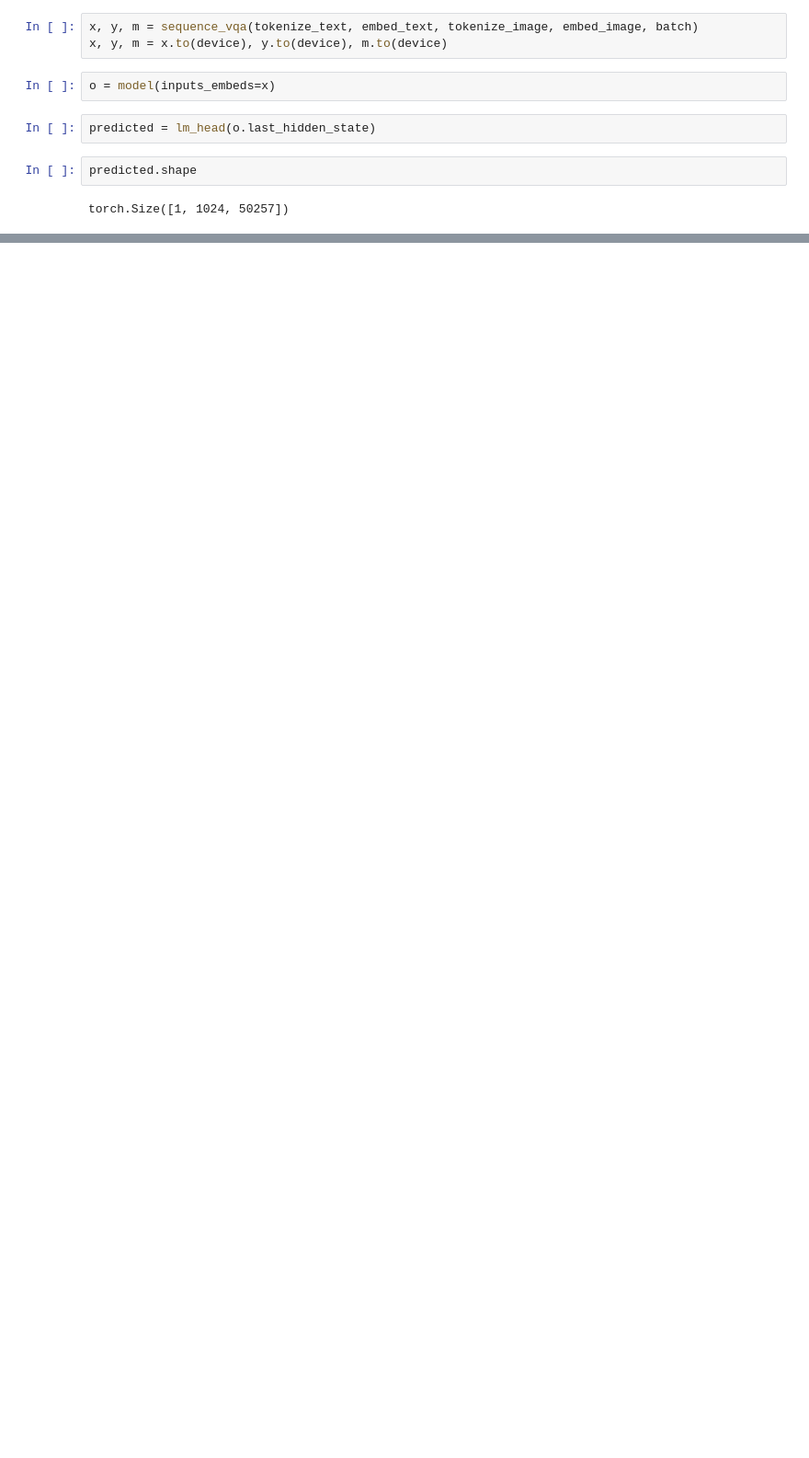
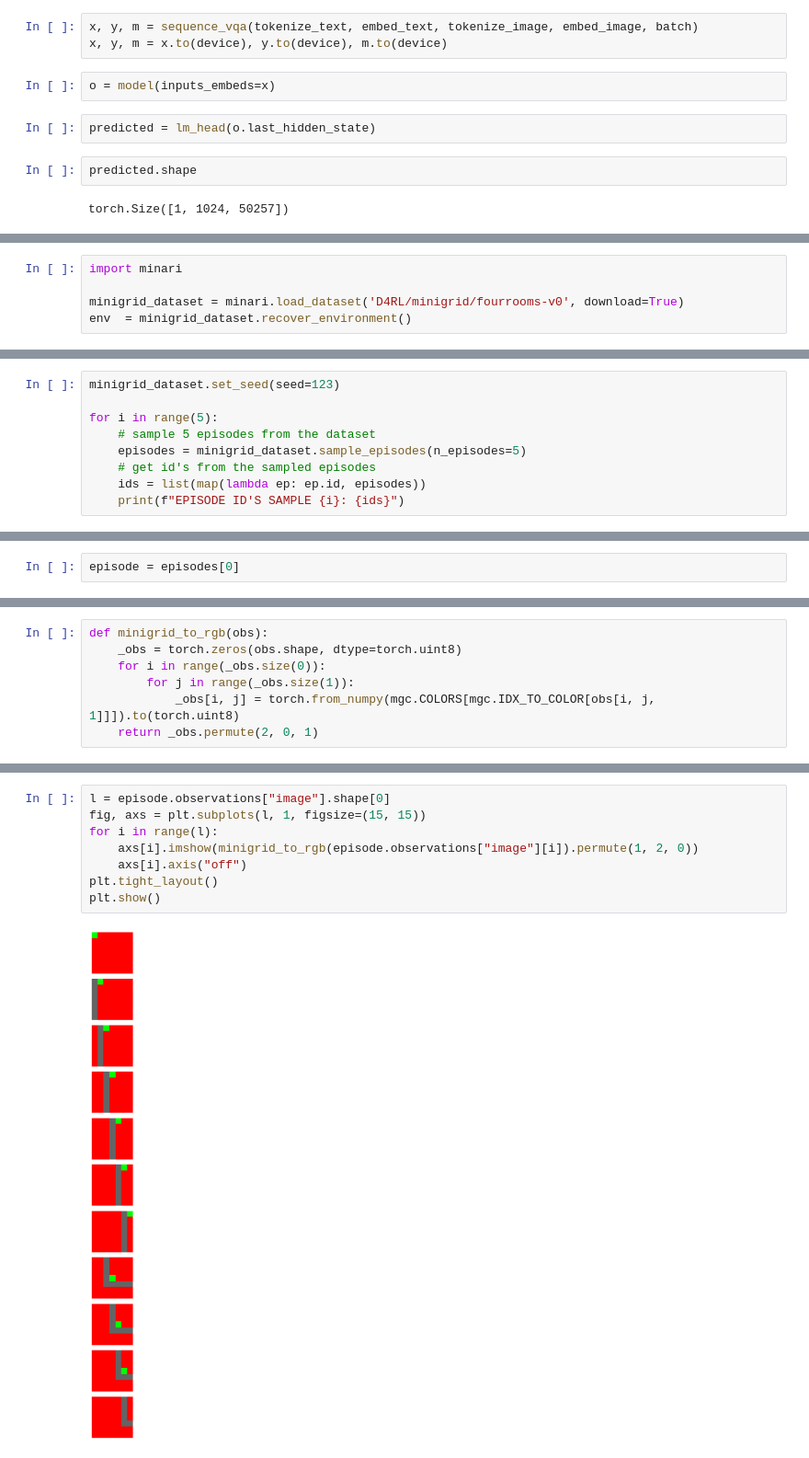
Before and after one commit to eihli/NEKO, a Jupyter notebook: dev_notebooks/mini_gato_v4.ipynb, the cells around one changed output, grey strips where cells are left out. Shown at 92% size. Cells and saved outputs as stored; diff of their text form; blank space fills up the shorter version.

```diff
--- a/dev_notebooks/mini_gato_v4.ipynb
+++ b/dev_notebooks/mini_gato_v4.ipynb
@@ -1015,0 +1095,5 @@ Epoch [99/100], Loss: 4.28848123550415
+# %%
+import minari
+
+minigrid_dataset = minari.load_dataset('D4RL/minigrid/fourrooms-v0', download=True)
+env  = minigrid_dataset.recover_environment()
@@ -1015,0 +1110,9 @@ Epoch [99/100], Loss: 4.28848123550415
+# %%
+minigrid_dataset.set_seed(seed=123)
+
+for i in range(5):
+    # sample 5 episodes from the dataset
+    episodes = minigrid_dataset.sample_episodes(n_episodes=5)
+    # get id's from the sampled episodes
+    ids = list(map(lambda ep: ep.id, episodes))
+    print(f"EPISODE ID'S SAMPLE {i}: {ids}")
@@ -1015,0 +1129,2 @@ Epoch [99/100], Loss: 4.28848123550415
+# %%
+episode = episodes[0]
@@ -1015,0 +1139,7 @@ Epoch [99/100], Loss: 4.28848123550415
+# %%
+def minigrid_to_rgb(obs):
+    _obs = torch.zeros(obs.shape, dtype=torch.uint8)
+    for i in range(_obs.size(0)):
+        for j in range(_obs.size(1)):
+            _obs[i, j] = torch.from_numpy(mgc.COLORS[mgc.IDX_TO_COLOR[obs[i, j, 1]]]).to(torch.uint8)
+    return _obs.permute(2, 0, 1)
@@ -1015,0 +1182,10 @@ Epoch [99/100], Loss: 4.28848123550415
+# %%
+l = episode.observations["image"].shape[0]
+fig, axs = plt.subplots(l, 1, figsize=(15, 15))
+for i in range(l):
+    axs[i].imshow(minigrid_to_rgb(episode.observations["image"][i]).permute(1, 2, 0))
+    axs[i].axis("off")
+plt.tight_layout()
+plt.show()
+# %% [output]
+[figure, added]
```
Also changed, not shown: parts of 69 cells of this notebook, 1 other file.
